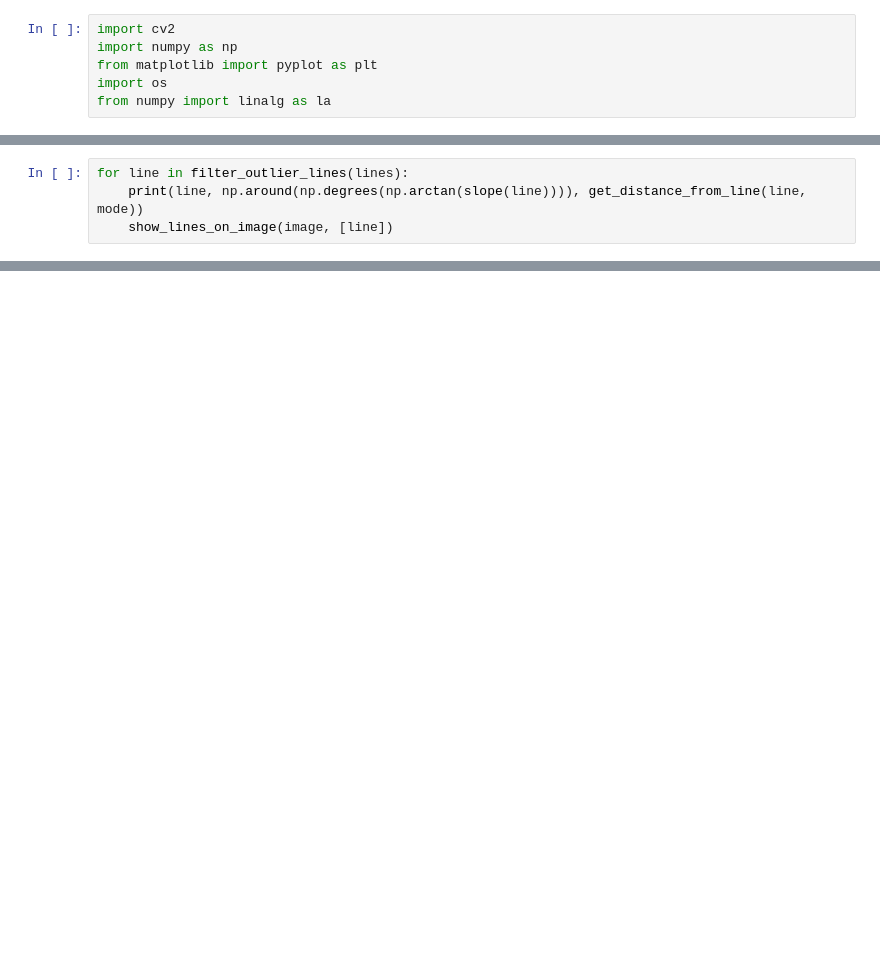
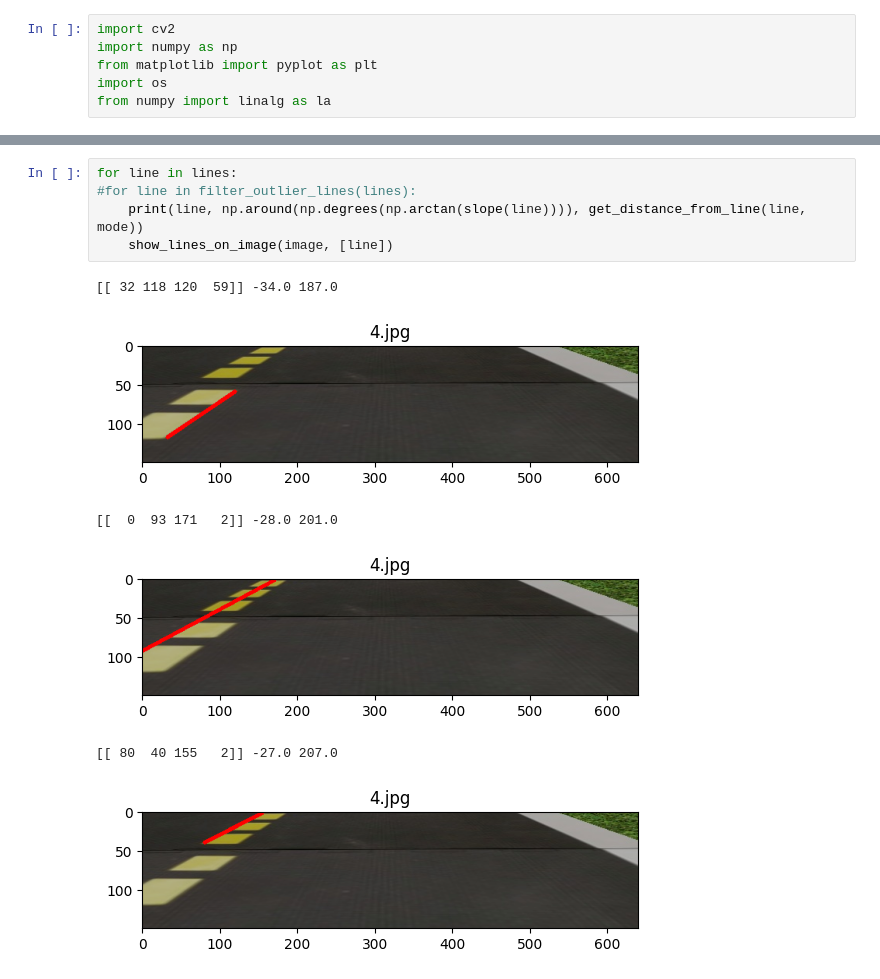
Before and after one commit to adrshsrvstv/CS4278-5478-Project-Materials, a Jupyter notebook: Lane Pose Estimation.ipynb, the cells around one changed output, grey strips where cells are left out. Cells and saved outputs as stored; diff of their text form; blank space fills up the shorter version.

Commit message:
Speed and filter changes

```diff
--- a/Lane Pose Estimation.ipynb
+++ b/Lane Pose Estimation.ipynb
@@ -266,4 +282,0 @@ heading =  -0.17453292519943295 , and in degrees =  -10.0
-# %%
-for line in filter_outlier_lines(lines):
-    print(line, np.around(np.degrees(np.arctan(slope(line)))), get_distance_from_line(line, mode))
-    show_lines_on_image(image, [line])
@@ -282,0 +312,12 @@ for line in filter_outlier_lines(lines):
+# %%
+for line in lines:
+#for line in filter_outlier_lines(lines):
+    print(line, np.around(np.degrees(np.arctan(slope(line)))), get_distance_from_line(line, mode))
+    show_lines_on_image(image, [line])
+# %% [output]
+[[ 32 118 120  59]] -34.0 187.0
+[figure, added]
+[[  0  93 171   2]] -28.0 201.0
+[figure, added]
+[[ 80  40 155   2]] -27.0 207.0
+[figure, added]
```
Also changed, not shown: parts of 18 cells of this notebook, 9 other files.
